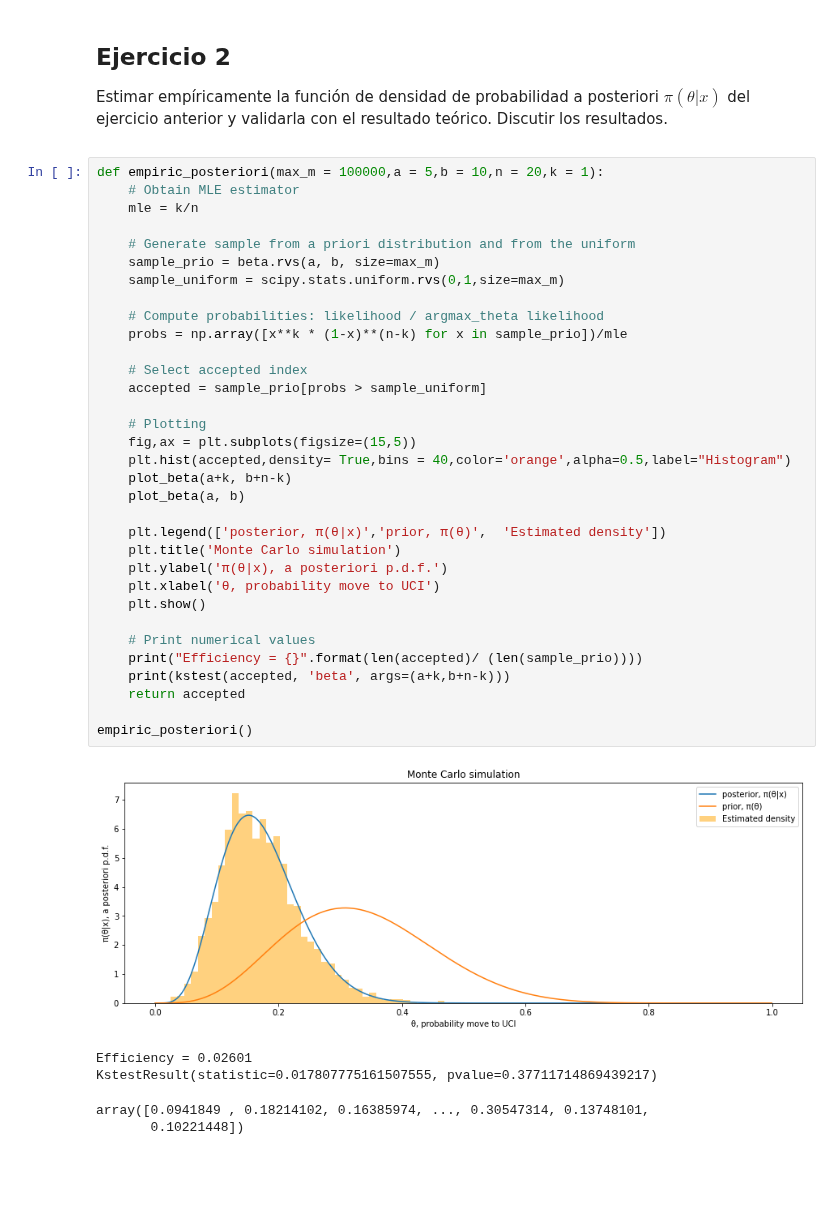
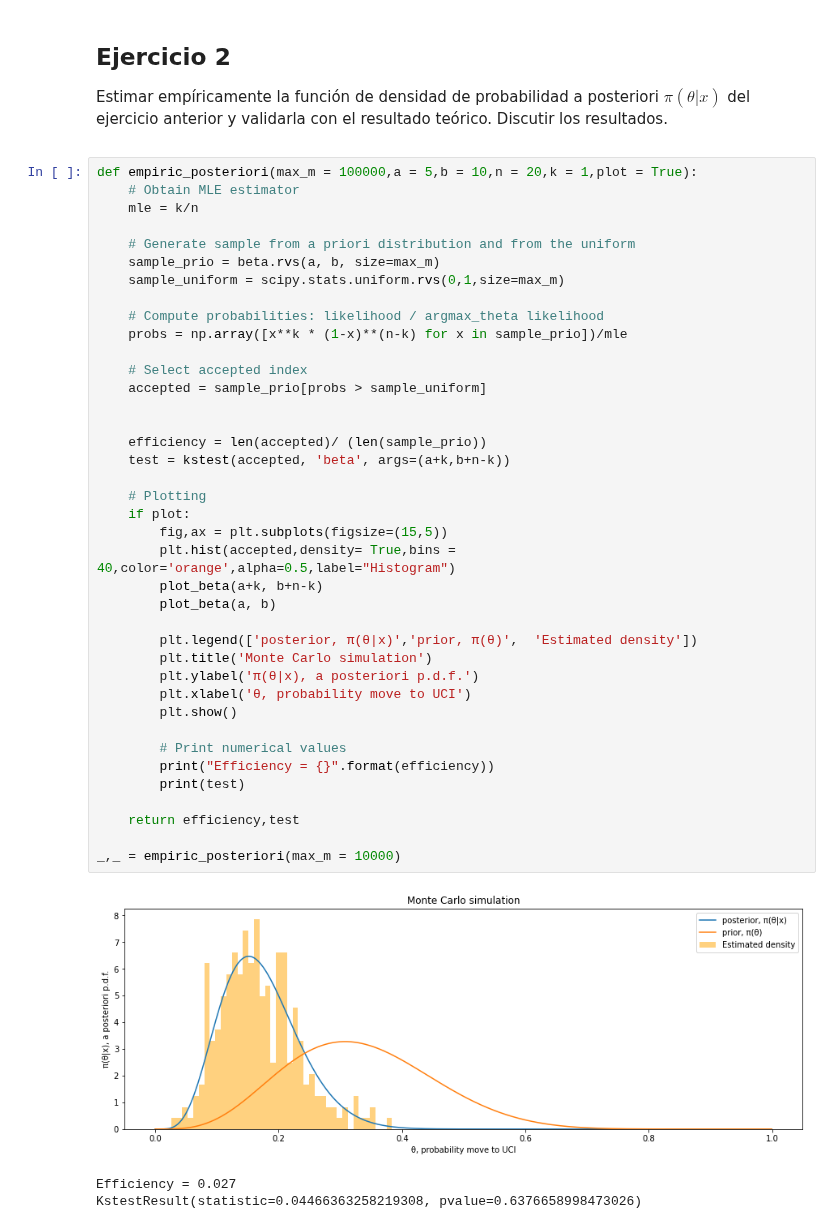
Before and after one commit to Ocete/mcd-cn, a Jupyter notebook: p2/Práctica 2 - Computación numérica.ipynb, the cells around one changed output. Cells and saved outputs as stored; diff of their text form; blank space fills up the shorter version.

```diff
--- a/p2/Práctica 2 - Computación numérica.ipynb
+++ b/p2/Práctica 2 - Computación numérica.ipynb
@@ -521,41 +526,45 @@ def estimate_theta_uniform(max_m=10**5, a=5, b=10, n=20, k=1):
 Estimar empíricamente la función de densidad de probabilidad a posteriori $\pi(\theta|x)$ del ejercicio anterior y validarla con el resultado teórico. Discutir los resultados.
 </div>
 # %%
-def empiric_posteriori(max_m = 100000,a = 5,b = 10,n = 20,k = 1):
+def empiric_posteriori(max_m = 100000,a = 5,b = 10,n = 20,k = 1,plot = True):
     # Obtain MLE estimator
     mle = k/n
 
     # Generate sample from a priori distribution and from the uniform
     sample_prio = beta.rvs(a, b, size=max_m)
     sample_uniform = scipy.stats.uniform.rvs(0,1,size=max_m)
 
     # Compute probabilities: likelihood / argmax_theta likelihood
     probs = np.array([x**k * (1-x)**(n-k) for x in sample_prio])/mle
 
     # Select accepted index
     accepted = sample_prio[probs > sample_uniform]
 
+
+    efficiency = len(accepted)/ (len(sample_prio))
+    test = kstest(accepted, 'beta', args=(a+k,b+n-k))
+
     # Plotting
-    fig,ax = plt.subplots(figsize=(15,5))
-    plt.hist(accepted,density= True,bins = 40,color='orange',alpha=0.5,label="Histogram")
-    plot_beta(a+k, b+n-k)
-    plot_beta(a, b)
+    if plot:
+        fig,ax = plt.subplots(figsize=(15,5))
+        plt.hist(accepted,density= True,bins = 40,color='orange',alpha=0.5,label="Histogram")
+        plot_beta(a+k, b+n-k)
+        plot_beta(a, b)
 
-    plt.legend(['posterior, π(θ|x)','prior, π(θ)',  'Estimated density'])
-    plt.title('Monte Carlo simulation')
-    plt.ylabel('π(θ|x), a posteriori p.d.f.')
-    plt.xlabel('θ, probability move to UCI')
-    plt.show()
+        plt.legend(['posterior, π(θ|x)','prior, π(θ)',  'Estimated density'])
+        plt.title('Monte Carlo simulation')
+        plt.ylabel('π(θ|x), a posteriori p.d.f.')
+        plt.xlabel('θ, probability move to UCI')
+        plt.show()
 
-    # Print numerical values
-    print("Efficiency = {}".format(len(accepted)/ (len(sample_prio))))
-    print(kstest(accepted, 'beta', args=(a+k,b+n-k)))
-    return accepted
+        # Print numerical values
+        print("Efficiency = {}".format(efficiency))
+        print(test)
 
-empiric_posteriori()
+    return efficiency,test
+
+_,_ = empiric_posteriori(max_m = 10000)
 # %% [output]
-[figure, old version]
+[figure, new version]
-Efficiency = 0.02601
-KstestResult(statistic=0.017807775161507555, pvalue=0.37711714869439217)
+Efficiency = 0.027
+KstestResult(statistic=0.04466363258219308, pvalue=0.6376658998473026)
-array([0.0941849 , 0.18214102, 0.16385974, ..., 0.30547314, 0.13748101,
-       0.10221448])
```
Also changed, not shown: parts of 10 cells of this notebook.
